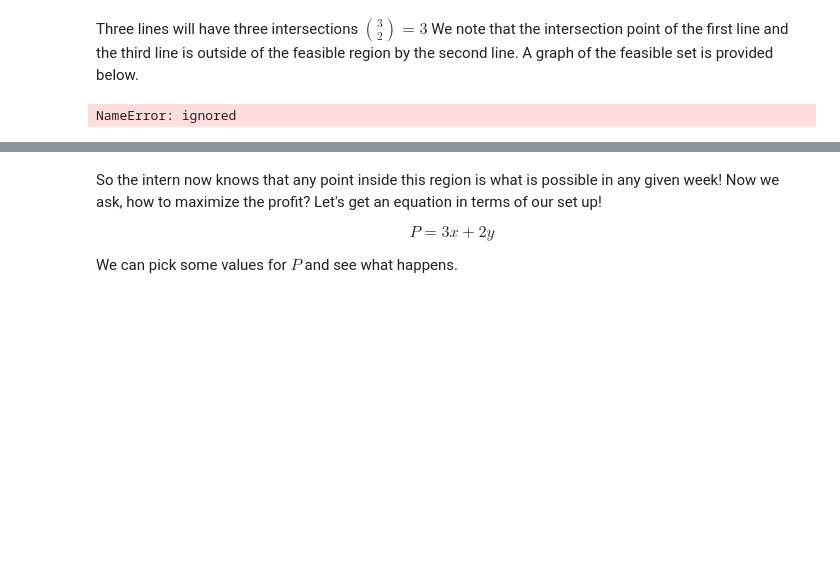
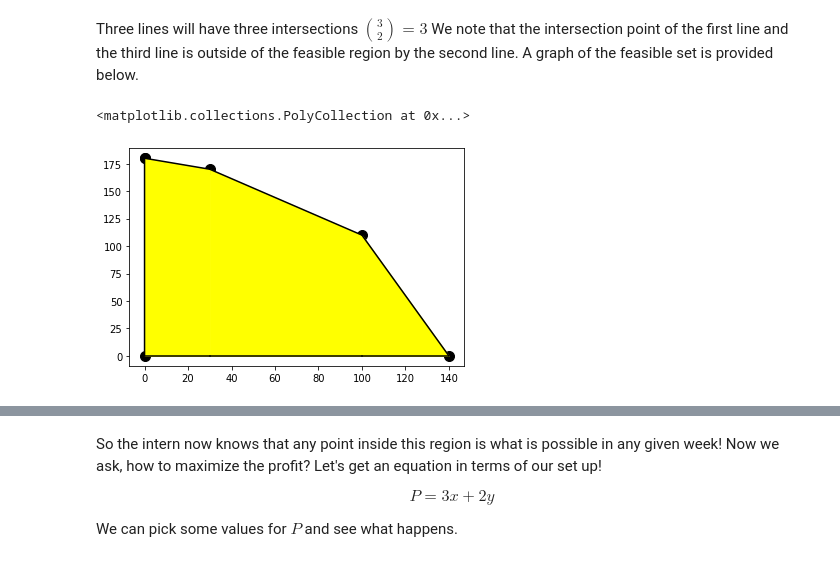
Before and after one commit to nurfnick/Operations_Research, a Jupyter notebook: Chapter2LinearProgramming.ipynb, the cells around one changed output, grey strips where cells are left out. Saved outputs shown, nothing was run; the diff lists cells and outputs as text; code cells hidden in the pictures; blank space fills up the shorter version.

```diff
--- a/Chapter2LinearProgramming.ipynb
+++ b/Chapter2LinearProgramming.ipynb
@@ -65,22 +65,29 @@ Three lines will have three intersections $\binom32=3$ We note that the intersec
 # %%
 import matplotlib.pyplot as plt
 
 x1= np.arange(0,30,.1)
 x2= np.arange(30,100,.1)
 x3 = np.arange(100,140,.1)
 
 
 y1 = (540-1*x1)/3
 y2 = (1370-6*x2)/7
 y3 = (1540-11*x3)/4
 
 plt.plot(x1,y1, color = "black")
 plt.plot(x2,y2, color = "black")
 plt.plot(x3,y3, color = "black")
+plt.plot(x1,np.zeros(300),x2,np.zeros(700),x3,np.zeros(400), color = "black")
+plt.plot(np.zeros(1800),np.arange(0,180,.1),color = "black")
 plt.scatter(30,170, s = 100, color = "black")
 plt.scatter(100,110, s = 100, color = "black")
+plt.scatter(0,180, s = 100, color = "black")
+plt.scatter(140,0, s = 100, color = "black")
+plt.scatter(0,180, s = 100, color = "black")
+plt.scatter(0,0, s = 100, color = "black")
 plt.fill_between(x1,0,y1, color = "yellow")
 plt.fill_between(x2,0,y2, color = "yellow")
 plt.fill_between(x3,0,y3, color = "yellow")
 # %% [output]
-NameError: ignored
+<matplotlib.collections.PolyCollection at 0x...>
+[figure, added]
```
Also changed, not shown: parts of 27 cells of this notebook.
